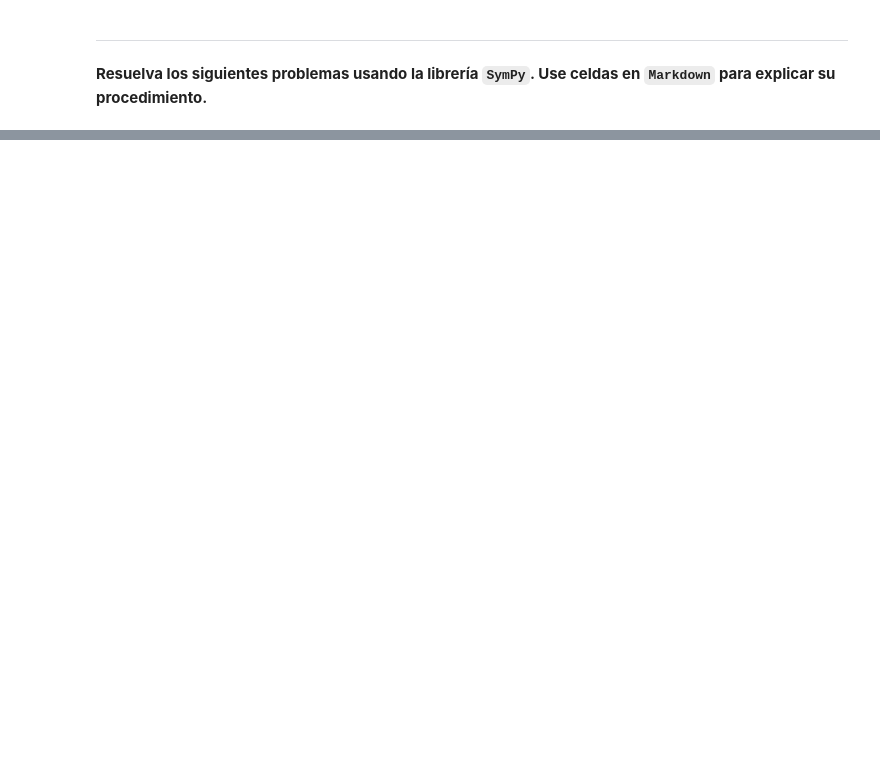
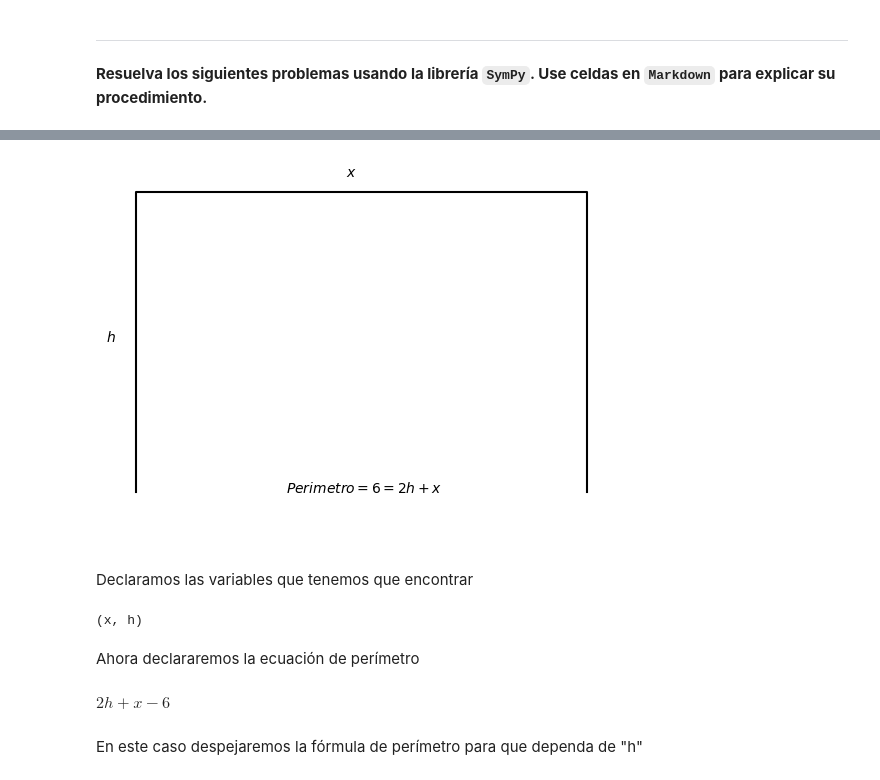
Before and after one commit to KevAyala/SimulacionMatematica, a Jupyter notebook: A02 - Sympy.ipynb, the cells around one changed output, grey strips where cells are left out. Saved outputs shown, nothing was run; the diff lists cells and outputs as text; code cells hidden in the pictures; blank space fills up the shorter version.

```diff
--- a/A02 - Sympy.ipynb
+++ b/A02 - Sympy.ipynb
@@ -143,0 +312,28 @@ Disponemos de una barra de aluminio de 6 metros para construir una portería de
+# %%
+plt.text(0.4,2.1,'$x$')
+plt.text(-1.2,1,'$h$')
+plt.text(0,0,'$Perimetro = 6 = 2h + x$')
+plt.plot([-1,-1,2,2],[0,2,2,0],'k')
+
+
+plt.axis('equal')
+plt.ylim([-1.2,3])
+plt.axis('off')
+plt.show()
+# %% [output]
+[figure, added]
+# %% [markdown]
+Declaramos las variables que tenemos que encontrar
+# %%
+sp.var("x, h")
+# %% [output]
+(x, h)
+# %% [markdown]
+Ahora declararemos la ecuación de perímetro
+# %%
+perimetro = 2*h + x - 6
+perimetro
+# %% [output]
+$\displaystyle 2 h + x - 6$
+# %% [markdown]
+En este caso despejaremos la fórmula de perímetro para que dependa de "h"
```
Also changed, not shown: parts of 66 cells of this notebook.
